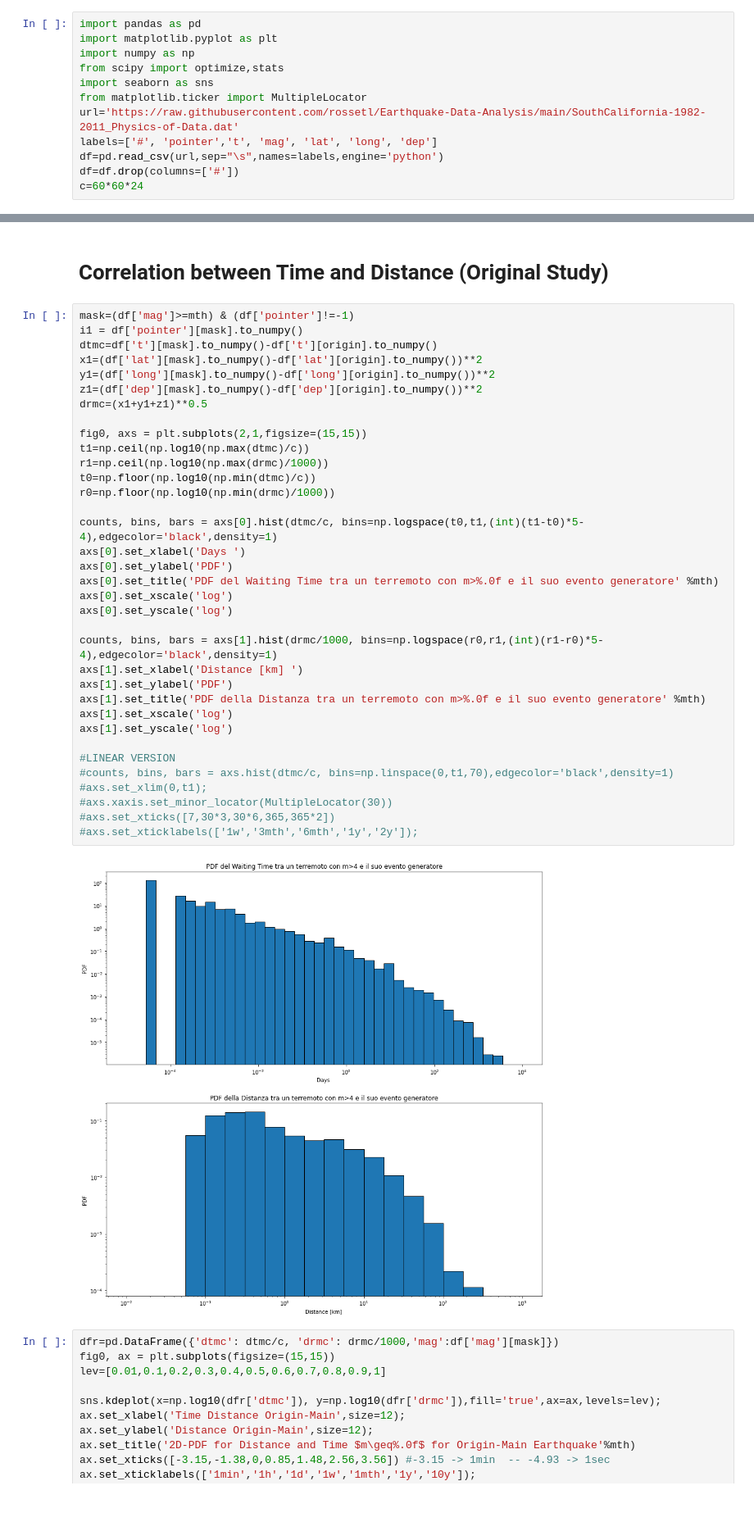
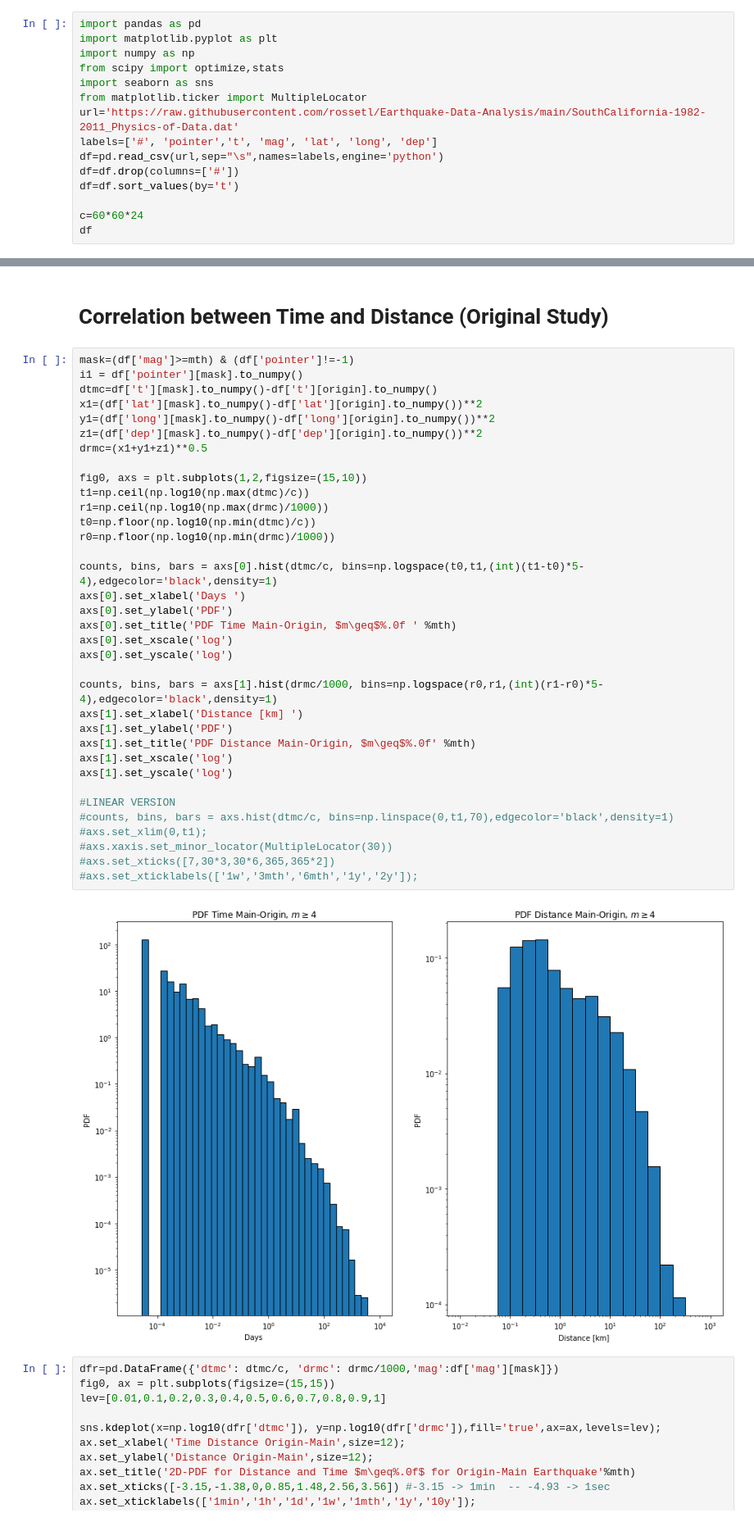
Before and after one commit to andreazanola98/Earthquake-Data-Analysis, a Jupyter notebook: Andrea.ipynb, the cells around one changed output, grey strips where cells are left out. Shown: that part at 82% size. Drawn from its saved outputs; the diff is of its cells as text.

```diff
--- a/Andrea.ipynb
+++ b/Andrea.ipynb
@@ -9,4 +9,7 @@ url='https://raw.githubusercontent.com/rossetl/Earthquake-Data-Analysis/main/Sou
 labels=['#', 'pointer','t', 'mag', 'lat', 'long', 'dep']
 df=pd.read_csv(url,sep="\s",names=labels,engine='python')
 df=df.drop(columns=['#'])
+df=df.sort_values(by='t')
+
 c=60*60*24
+df
@@ -159,37 +200,37 @@ i1 = df['pointer'][mask].to_numpy()
 dtmc=df['t'][mask].to_numpy()-df['t'][origin].to_numpy()
 x1=(df['lat'][mask].to_numpy()-df['lat'][origin].to_numpy())**2
 y1=(df['long'][mask].to_numpy()-df['long'][origin].to_numpy())**2
 z1=(df['dep'][mask].to_numpy()-df['dep'][origin].to_numpy())**2
 drmc=(x1+y1+z1)**0.5
 
-fig0, axs = plt.subplots(2,1,figsize=(15,15))
+fig0, axs = plt.subplots(1,2,figsize=(15,10))
 t1=np.ceil(np.log10(np.max(dtmc)/c))
 r1=np.ceil(np.log10(np.max(drmc)/1000))
 t0=np.floor(np.log10(np.min(dtmc)/c))
 r0=np.floor(np.log10(np.min(drmc)/1000))
 
 counts, bins, bars = axs[0].hist(dtmc/c, bins=np.logspace(t0,t1,(int)(t1-t0)*5-4),edgecolor='black',density=1)
 axs[0].set_xlabel('Days ')
 axs[0].set_ylabel('PDF')
-axs[0].set_title('PDF del Waiting Time tra un terremoto con m>%.0f e il suo evento generatore' %mth)
+axs[0].set_title('PDF Time Main-Origin, $m\geq$%.0f ' %mth)
 axs[0].set_xscale('log')
 axs[0].set_yscale('log')
 
 counts, bins, bars = axs[1].hist(drmc/1000, bins=np.logspace(r0,r1,(int)(r1-r0)*5-4),edgecolor='black',density=1)
 axs[1].set_xlabel('Distance [km] ')
 axs[1].set_ylabel('PDF')
-axs[1].set_title('PDF della Distanza tra un terremoto con m>%.0f e il suo evento generatore' %mth)
+axs[1].set_title('PDF Distance Main-Origin, $m\geq$%.0f' %mth)
 axs[1].set_xscale('log')
 axs[1].set_yscale('log')
 
 #LINEAR VERSION
 #counts, bins, bars = axs.hist(dtmc/c, bins=np.linspace(0,t1,70),edgecolor='black',density=1)
 #axs.set_xlim(0,t1);
 #axs.xaxis.set_minor_locator(MultipleLocator(30))
 #axs.set_xticks([7,30*3,30*6,365,365*2])
 #axs.set_xticklabels(['1w','3mth','6mth','1y','2y']);
 # %% [output]
-[figure, old version]
+[figure, new version]
 # %%
 dfr=pd.DataFrame({'dtmc': dtmc/c, 'drmc': drmc/1000,'mag':df['mag'][mask]})
 fig0, ax = plt.subplots(figsize=(15,15))
```
Also changed, not shown: parts of 9 cells of this notebook.
